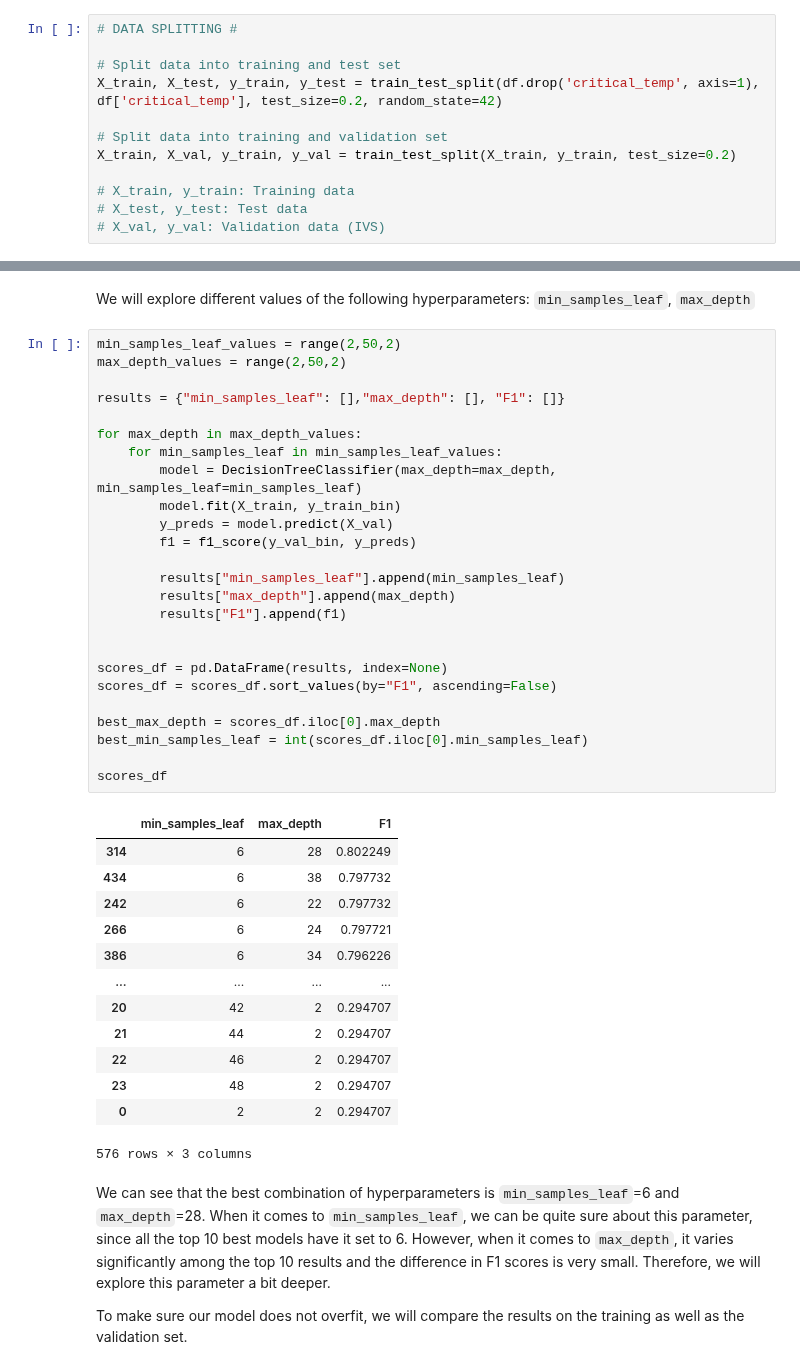
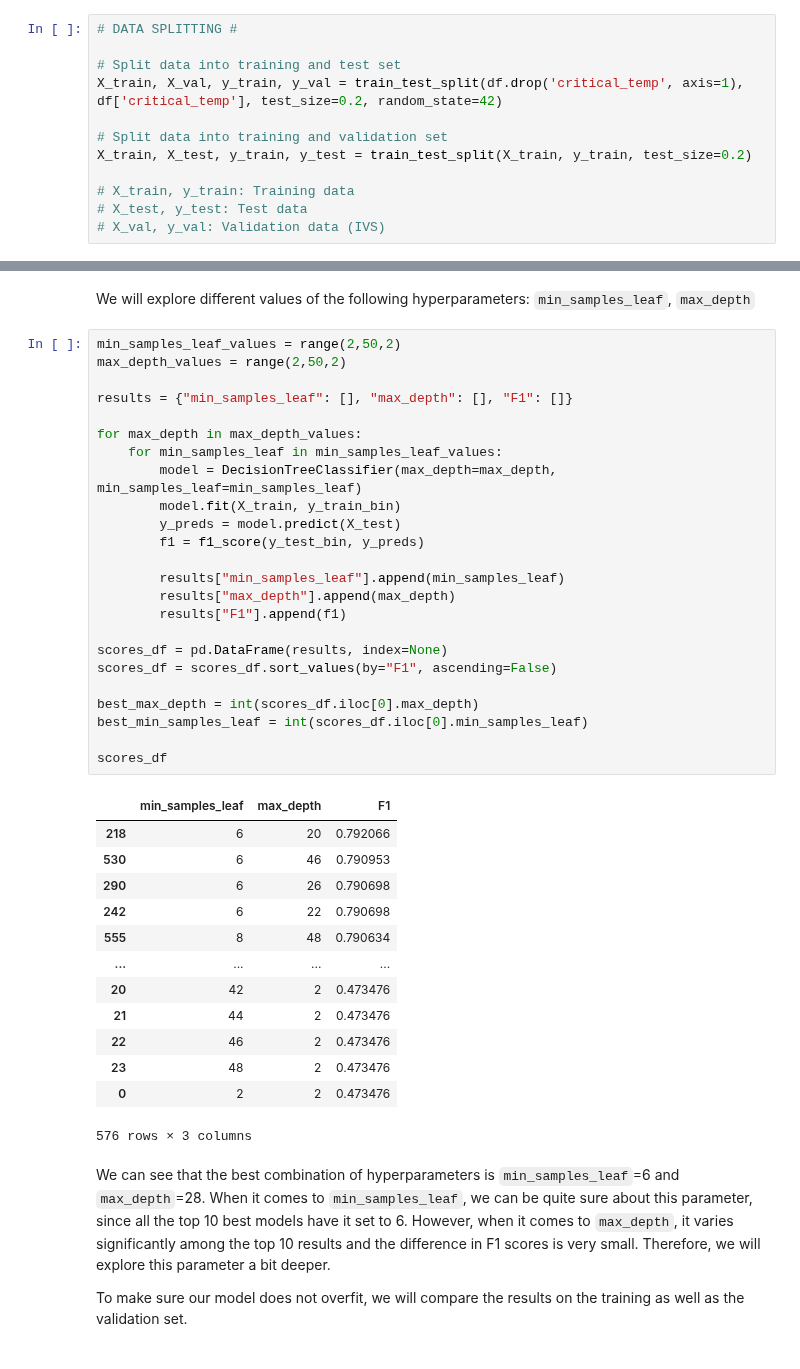
Before and after one commit to AntunesCSR/ML_Group_Projects, a Jupyter notebook: HA1/HA1_catia.ipynb, the cells around one changed output, grey strips where cells are left out. Drawn from its saved outputs; the diff is of its cells as text.

```diff
--- a/HA1/HA1_catia.ipynb
+++ b/HA1/HA1_catia.ipynb
@@ -59,10 +60,10 @@ False
 # DATA SPLITTING #
 
 # Split data into training and test set
-X_train, X_test, y_train, y_test = train_test_split(df.drop('critical_temp', axis=1), df['critical_temp'], test_size=0.2, random_state=42)
+X_train, X_val, y_train, y_val = train_test_split(df.drop('critical_temp', axis=1), df['critical_temp'], test_size=0.2, random_state=42)
 
 # Split data into training and validation set
-X_train, X_val, y_train, y_val = train_test_split(X_train, y_train, test_size=0.2)
+X_train, X_test, y_train, y_test = train_test_split(X_train, y_train, test_size=0.2)
 
 # X_train, y_train: Training data
 # X_test, y_test: Test data
@@ -284,41 +285,40 @@ We will explore different values of the following hyperparameters: `min_samples_
 # %%
 min_samples_leaf_values = range(2,50,2)
 max_depth_values = range(2,50,2)
 
-results = {"min_samples_leaf": [],"max_depth": [], "F1": []}
+results = {"min_samples_leaf": [], "max_depth": [], "F1": []}
 
 for max_depth in max_depth_values:
     for min_samples_leaf in min_samples_leaf_values:
         model = DecisionTreeClassifier(max_depth=max_depth, min_samples_leaf=min_samples_leaf)
         model.fit(X_train, y_train_bin)
-        y_preds = model.predict(X_val)
-        f1 = f1_score(y_val_bin, y_preds)
+        y_preds = model.predict(X_test)
+        f1 = f1_score(y_test_bin, y_preds)
 
         results["min_samples_leaf"].append(min_samples_leaf)
         results["max_depth"].append(max_depth)
         results["F1"].append(f1)
 
-
 scores_df = pd.DataFrame(results, index=None)
 scores_df = scores_df.sort_values(by="F1", ascending=False)
 
-best_max_depth = scores_df.iloc[0].max_depth
+best_max_depth = int(scores_df.iloc[0].max_depth)
 best_min_samples_leaf = int(scores_df.iloc[0].min_samples_leaf)
 
 scores_df
 # %% [output]
 |  | min_samples_leaf | max_depth | F1 |
-| 314 | 6 | 28 | 0.802249 |
-| 434 | 6 | 38 | 0.797732 |
-| 242 | 6 | 22 | 0.797732 |
-| 266 | 6 | 24 | 0.797721 |
-| 386 | 6 | 34 | 0.796226 |
+| 218 | 6 | 20 | 0.792066 |
+| 530 | 6 | 46 | 0.790953 |
+| 290 | 6 | 26 | 0.790698 |
+| 242 | 6 | 22 | 0.790698 |
+| 555 | 8 | 48 | 0.790634 |
 | ... | ... | ... | ... |
-| 20 | 42 | 2 | 0.294707 |
-| 21 | 44 | 2 | 0.294707 |
-| 22 | 46 | 2 | 0.294707 |
-| 23 | 48 | 2 | 0.294707 |
-| 0 | 2 | 2 | 0.294707 |
+| 20 | 42 | 2 | 0.473476 |
+| 21 | 44 | 2 | 0.473476 |
+| 22 | 46 | 2 | 0.473476 |
+| 23 | 48 | 2 | 0.473476 |
+| 0 | 2 | 2 | 0.473476 |
 576 rows × 3 columns
 # %% [markdown]
 We can see that the best combination of hyperparameters is `min_samples_leaf`=6 and `max_depth`=28. When it comes to `min_samples_leaf`, we can be quite sure about this parameter, since all the top 10 best models have it set to 6. However, when it comes to `max_depth`, it varies significantly among the top 10 results and the difference in F1 scores is very small. Therefore, we will explore this parameter a bit deeper.
```
Also changed, not shown: parts of 18 cells of this notebook.
